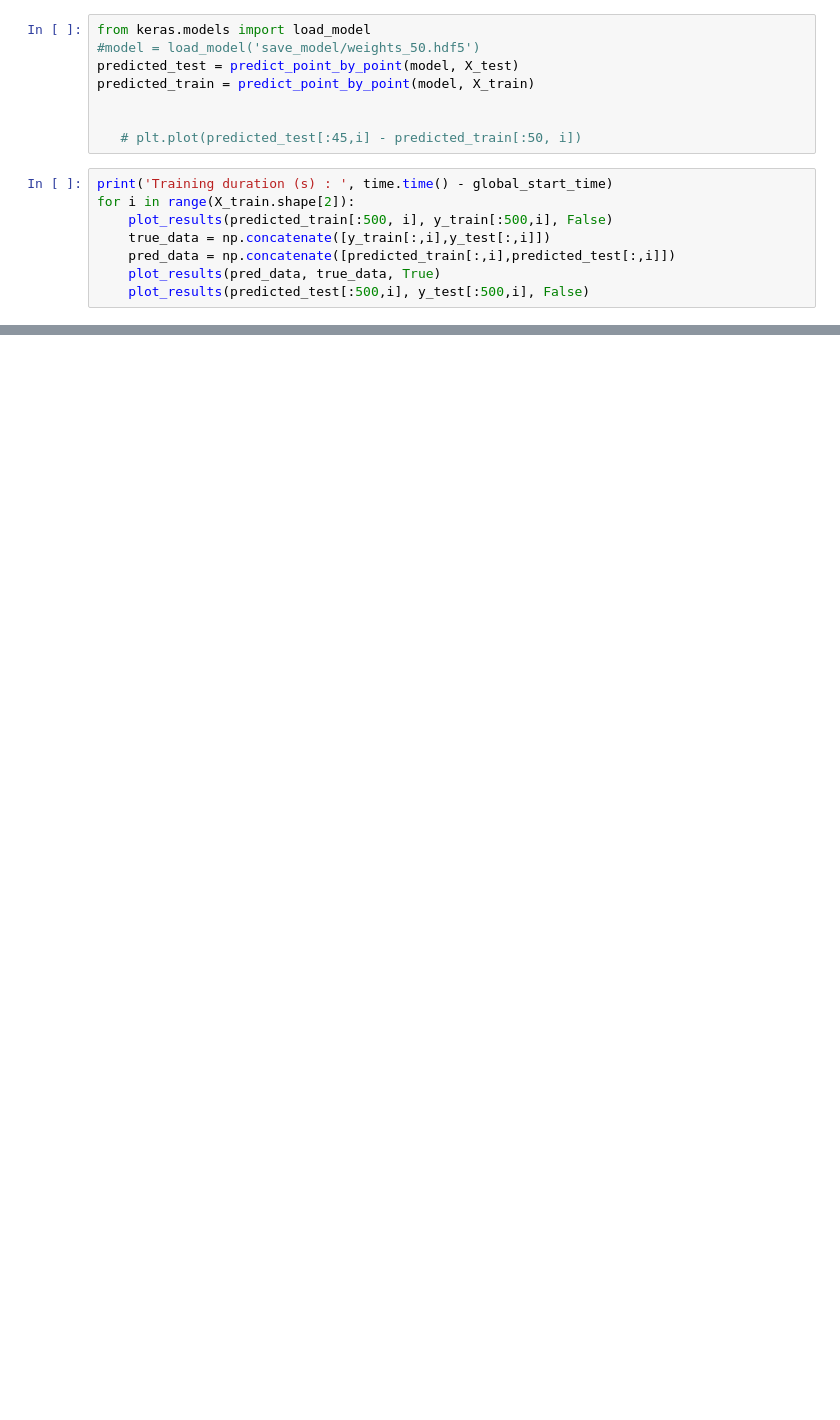
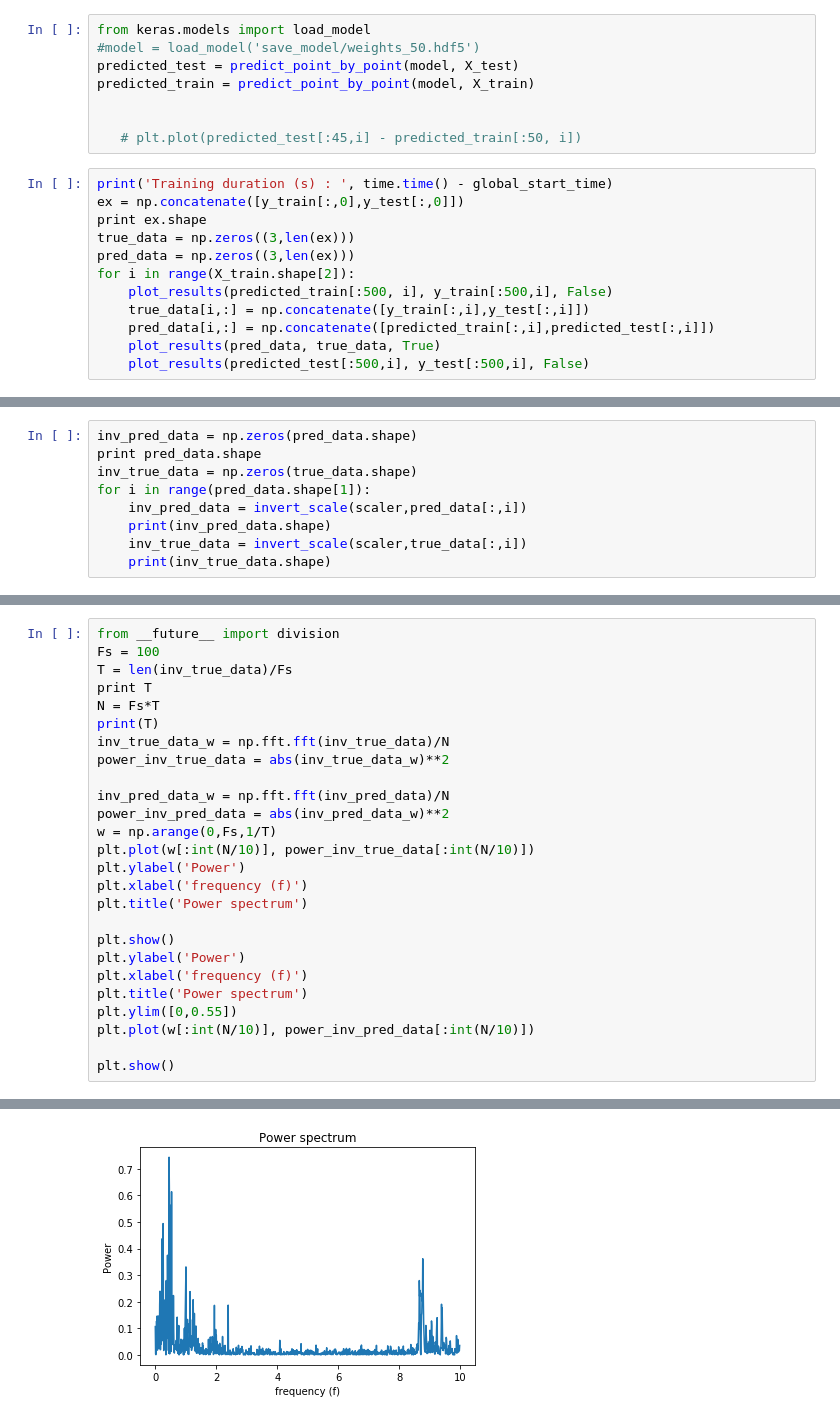
Before and after one commit to ktsimring/final-project, a Jupyter notebook: LSTM/LSTM New Implementation 2 RMS Optimizer.ipynb, the cells around one changed output, grey strips where cells are left out. Saved outputs shown, nothing was run; the diff lists cells and outputs as text; blank space fills up the shorter version.

```diff
--- a/LSTM/LSTM New Implementation 2 RMS Optimizer.ipynb
+++ b/LSTM/LSTM New Implementation 2 RMS Optimizer.ipynb
@@ -366,10 +391,14 @@ predicted_train = predict_point_by_point(model, X_train)
    # plt.plot(predicted_test[:45,i] - predicted_train[:50, i])
 # %%
 print('Training duration (s) : ', time.time() - global_start_time)
+ex = np.concatenate([y_train[:,0],y_test[:,0]])
+print ex.shape
+true_data = np.zeros((3,len(ex)))
+pred_data = np.zeros((3,len(ex)))
 for i in range(X_train.shape[2]):
     plot_results(predicted_train[:500, i], y_train[:500,i], False)
-    true_data = np.concatenate([y_train[:,i],y_test[:,i]])
-    pred_data = np.concatenate([predicted_train[:,i],predicted_test[:,i]])
+    true_data[i,:] = np.concatenate([y_train[:,i],y_test[:,i]])
+    pred_data[i,:] = np.concatenate([predicted_train[:,i],predicted_test[:,i]])
     plot_results(pred_data, true_data, True)
     plot_results(predicted_test[:500,i], y_test[:500,i], False)
 # %%
@@ -393,0 +426,9 @@ inv_true_data = inverse_scale(scaler,true_data)
+# %%
+inv_pred_data = np.zeros(pred_data.shape)
+print pred_data.shape
+inv_true_data = np.zeros(true_data.shape)
+for i in range(pred_data.shape[1]):
+    inv_pred_data = invert_scale(scaler,pred_data[:,i])
+    print(inv_pred_data.shape)
+    inv_true_data = invert_scale(scaler,true_data[:,i])
+    print(inv_true_data.shape)
@@ -393,0 +445,27 @@ inv_true_data = inverse_scale(scaler,true_data)
+# %%
+from __future__ import division
+Fs = 100
+T = len(inv_true_data)/Fs
+print T
+N = Fs*T
+print(T)
+inv_true_data_w = np.fft.fft(inv_true_data)/N
+power_inv_true_data = abs(inv_true_data_w)**2
+
+inv_pred_data_w = np.fft.fft(inv_pred_data)/N
+power_inv_pred_data = abs(inv_pred_data_w)**2
+w = np.arange(0,Fs,1/T)
+plt.plot(w[:int(N/10)], power_inv_true_data[:int(N/10)])
+plt.ylabel('Power')
+plt.xlabel('frequency (f)')
+plt.title('Power spectrum')
+
+plt.show()
+plt.ylabel('Power')
+plt.xlabel('frequency (f)')
+plt.title('Power spectrum')
+plt.ylim([0,0.55])
+plt.plot(w[:int(N/10)], power_inv_pred_data[:int(N/10)])
+
+plt.show()
+# %% [output]
@@ -393,0 +474 @@ inv_true_data = inverse_scale(scaler,true_data)
+[figure, added]
```
Also changed, not shown: parts of 22 cells of this notebook.
